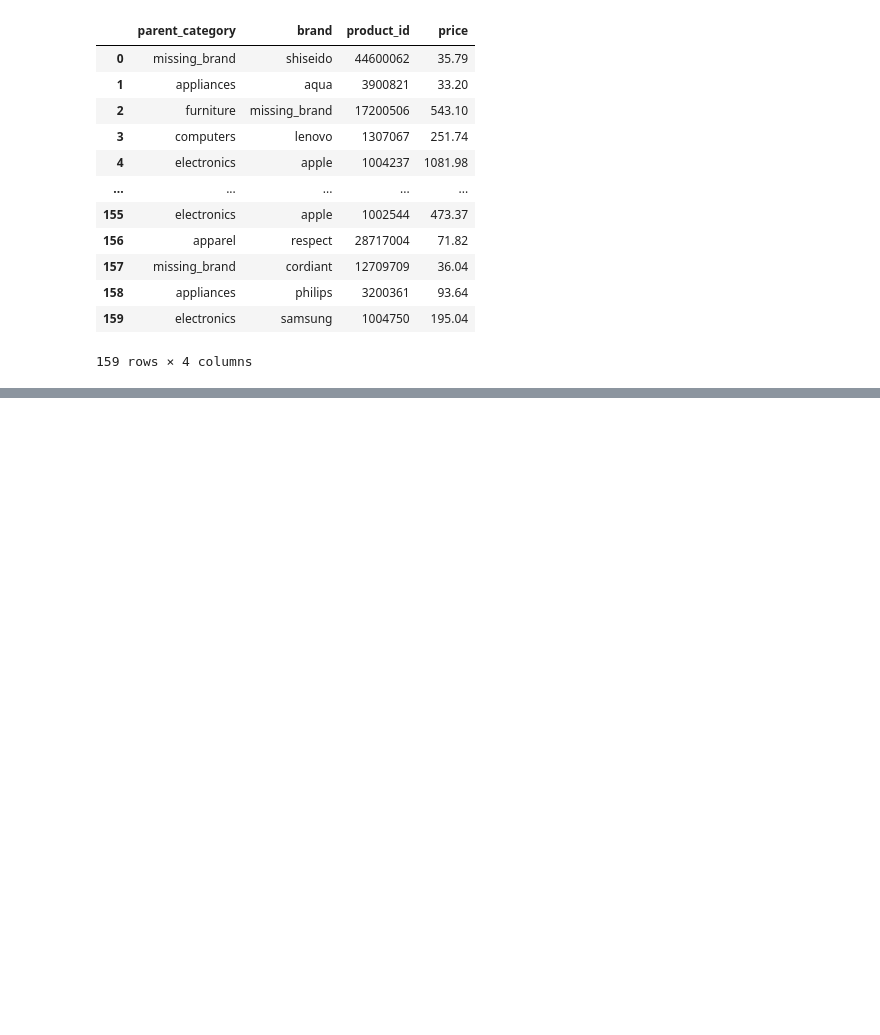
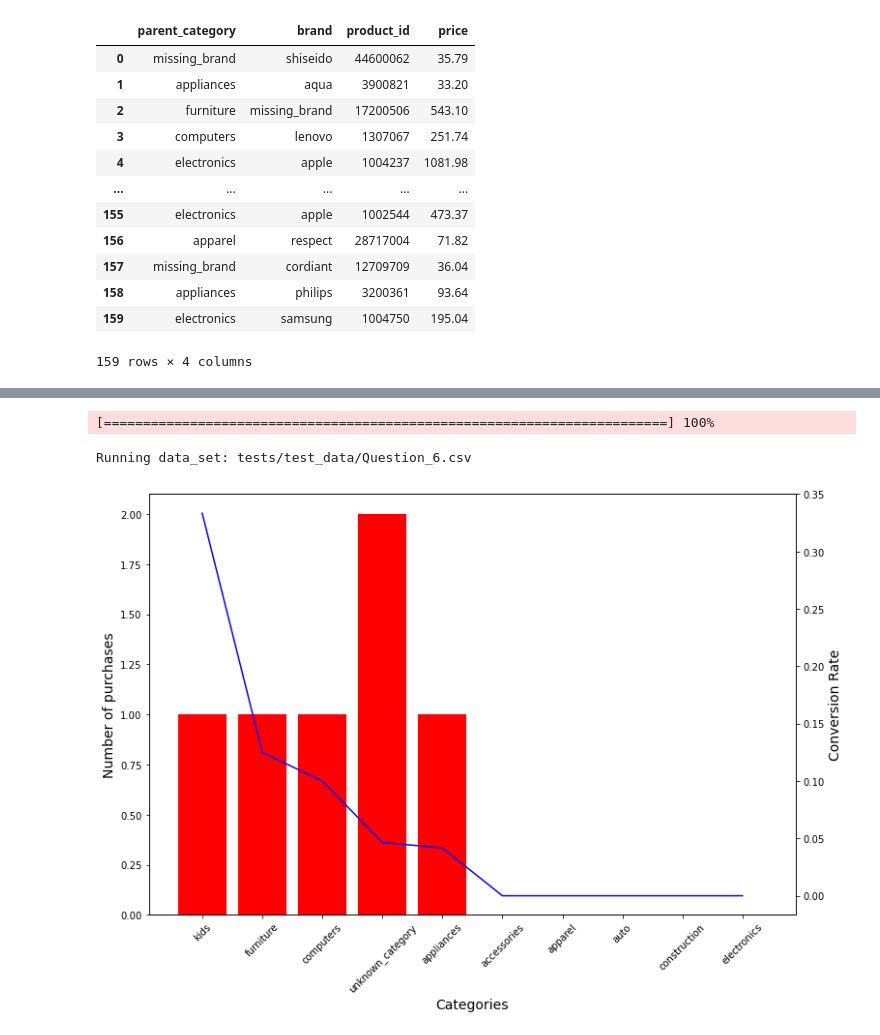
Before and after one commit to ADM-Homework-2/Homework_2, a Jupyter notebook: Main.ipynb, the cells around one changed output, grey strips where cells are left out. Cells and saved outputs as stored; diff of their text form; code cells hidden in the pictures; blank space fills up the shorter version.

Commit message:
Include tests for question 6

```diff
--- a/Main.ipynb
+++ b/Main.ipynb
@@ -495,0 +509,6 @@ test[(test.parent_category == 'apparel') & (test.brand == 'baden')]
+# %%
+test = funcs.conversion_rate_per_category(data_sets=['tests/test_data/Question_6.csv'])
+# %% [output]
+[========================================================================] 100%
+Running data_set: tests/test_data/Question_6.csv
+[figure, added]
```
Also changed, not shown: parts of 16 cells of this notebook, 5 other files.
